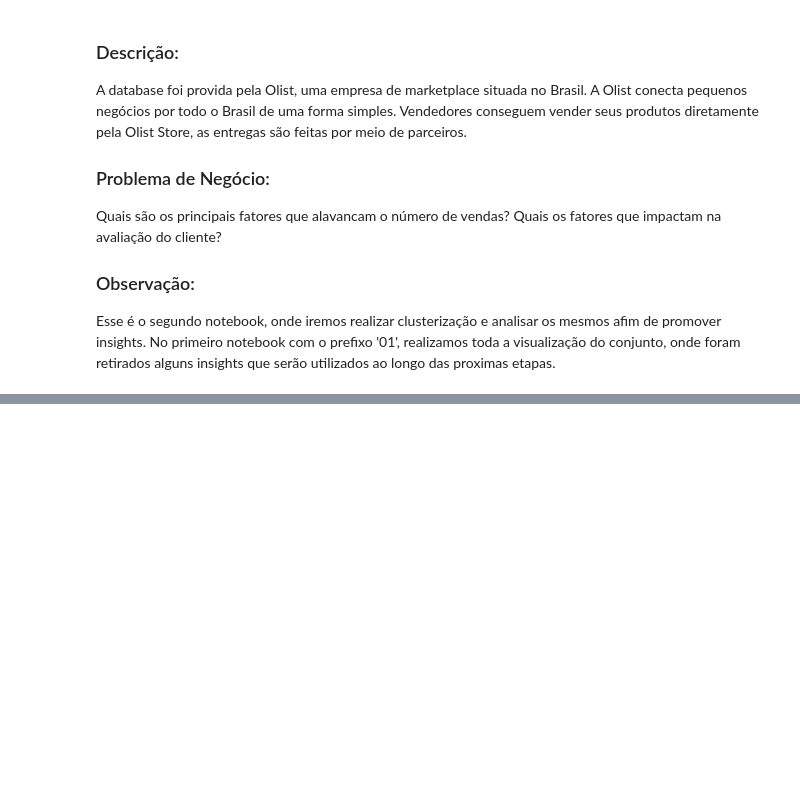
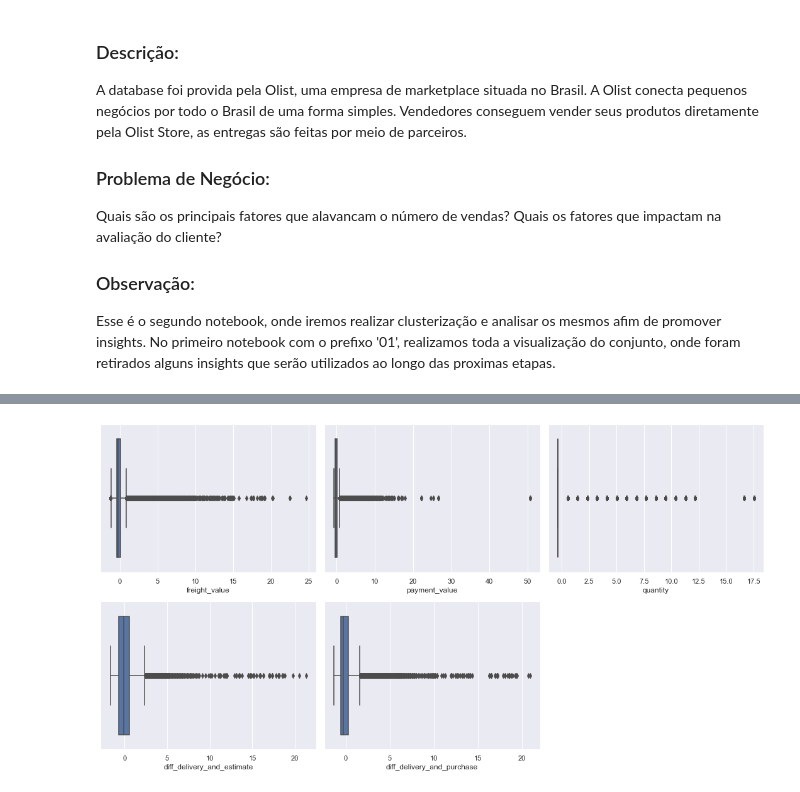
Before and after one commit to Herikc2/Brazilian-E-Commerce-Olist, a Jupyter notebook: docs/02_Clustering_Analysis.ipynb, the cells around one changed output, grey strips where cells are left out. Saved outputs shown, nothing was run; the diff lists cells and outputs as text; code cells hidden in the pictures; blank space fills up the shorter version.

```diff
--- a/docs/02_Clustering_Analysis.ipynb
+++ b/docs/02_Clustering_Analysis.ipynb
@@ -14,0 +418,7 @@ Esse é o segundo notebook, onde iremos realizar clusterização e analisar os m
+# %%
+scaler = StandardScaler()
+#scaler = MinMaxScaler()
+# %%
+dtGeneralOrdersNormalizado = dtGeneralOrdersProcessado.copy()
+# %%
+dtGeneralOrdersNormalizado[colunas_quantitativas] = scaler.fit_transform(dtGeneralOrdersProcessado[colunas_quantitativas])
@@ -14,0 +434,4 @@ Esse é o segundo notebook, onde iremos realizar clusterização e analisar os m
+# %%
+boxplot_individuais(dtGeneralOrdersNormalizado, colunas_quantitativas)
+# %% [output]
+[figure, added]
```
Also changed, not shown: parts of 104 cells of this notebook.
